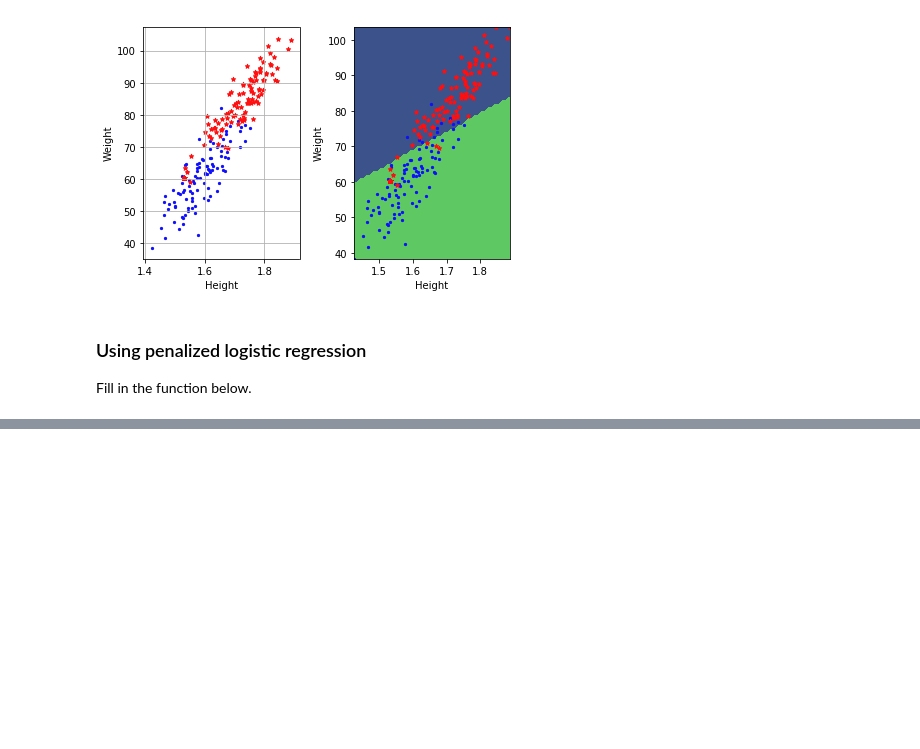
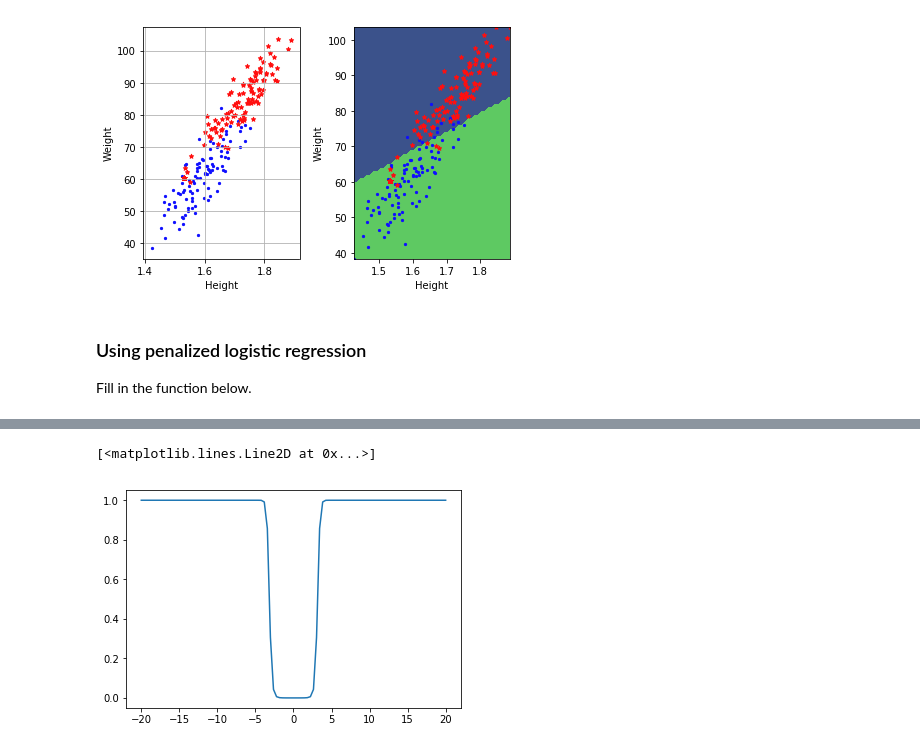
Before and after one commit to adrienruault/MachineLearning, a Jupyter notebook: labs/ex05/my_solution/ex05.ipynb, the cells around one changed output, grey strips where cells are left out. Cells and saved outputs as stored; diff of their text form; code cells hidden in the pictures; blank space fills up the shorter version.

```diff
--- a/labs/ex05/my_solution/ex05.ipynb
+++ b/labs/ex05/my_solution/ex05.ipynb
@@ -276,0 +333,7 @@ logistic_regression_penalized_gradient_descent_demo(y, x)
+# %%
+x_plot = np.linspace(-20, 20, num=100)
+y_plot = sigmoid(-10 + x_plot**2)
+plt.plot(x_plot, y_plot)
+# %% [output]
+[<matplotlib.lines.Line2D at 0x...>]
+[figure, added]
```
Also changed, not shown: parts of 10 cells of this notebook, 6 other files.
